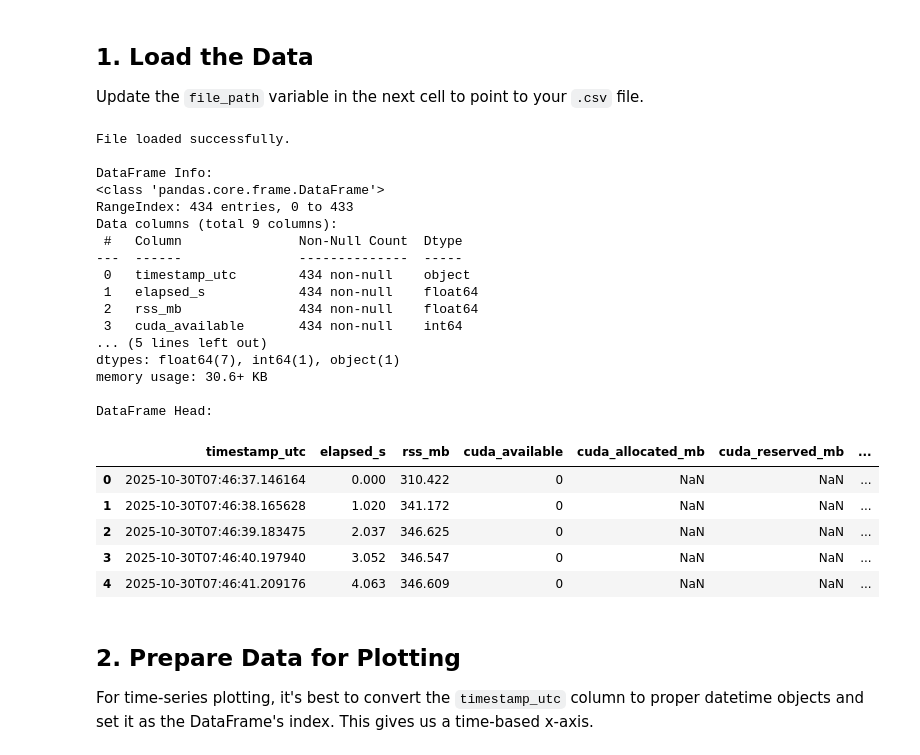
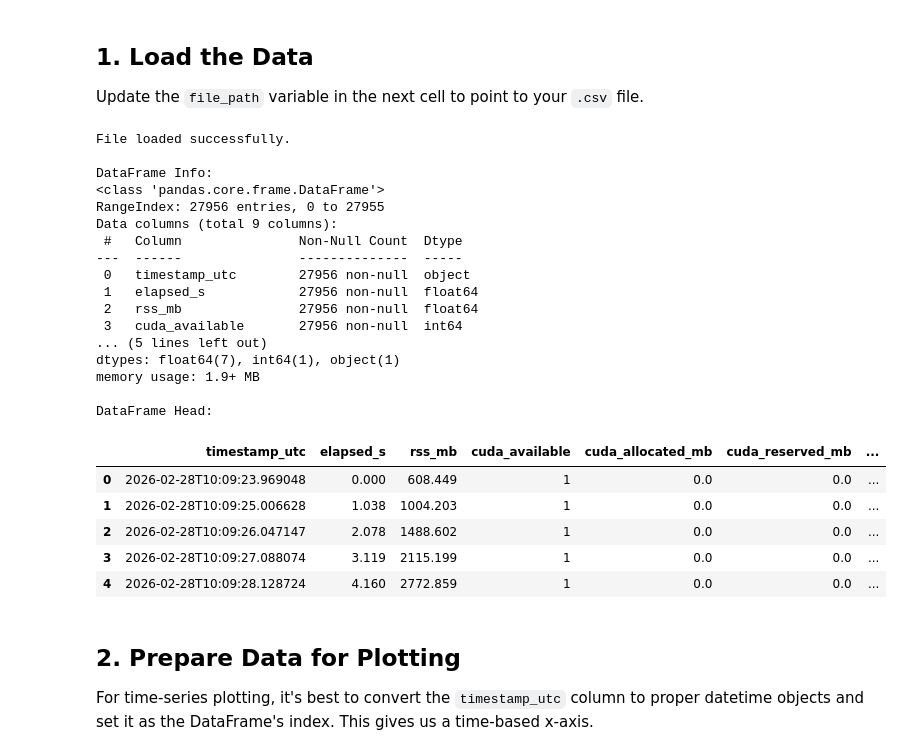
Before and after one commit to Plishh/Dual-Flood-GNN-Cluster, a Jupyter notebook: view_mem.ipynb, the cells around one changed output. Saved outputs shown, nothing was run; the diff lists cells and outputs as text; code cells hidden in the pictures.

```diff
--- a/view_mem.ipynb
+++ b/view_mem.ipynb
@@ -16,47 +16,58 @@ Update the `file_path` variable in the next cell to point to your `.csv` file.
 # %%
 # --- IMPORTANT ---
 # Change this variable to the actual path of your CSV file
-file_path = 'training_stats/memory_profile_2025-10-30_15-46-37.csv'
+file_path = 'training_stats/memory_profile_2025-10-31_13-50-40.csv'
+#file_path = 'training_stats/memory_profile_2026-02-01_15-41-07.csv'
+#file_path = 'training_stats/memory_profile_2026-02-02_15-23-12.csv'
+#file_path = 'training_stats/memory_profile_2026-02-07_23-32-54.csv'
+#file_path = 'training_stats/memory_profile_2026-02-08_15-02-12.csv'
+#file_path = 'training_stats/memory_profile_2026-02-09_22-45-11.csv'
+#file_path = 'training_stats/memory_profile_2026-02-10_10-30-52.csv'
+file_path = 'training_stats/memory_profile_2026-02-19_18-05-58.csv' # 10 cluster slide
+#file_path = 'training_stats/memory_profile_2026-02-19_16-01-22.csv' #10 clsuter no slide
+#file_path = 'training_stats/memory_profile_2026-02-22_13-51-03.csv' #10 clust slide phy
+file_path = 'training_stats/memory_profile_2026-02-28_18-09-23.csv' # actual 10 cluster no slide
+#file_path = 'training_stats/memory_profile_2026-03-01_16-13-52.csv' #10 cluster 10 cluster per grp
 # -----------------
 
 try:
     df = pd.read_csv(file_path)
     print("File loaded successfully.")
     print("\nDataFrame Info:")
     df.info()
     print("\nDataFrame Head:")
     display(df.head())
 except FileNotFoundError:
     print(f"Error: The file was not found at the path: {file_path}")
     print("Please make sure the file is in the same directory as the notebook, or provide the full path.")
     df = None  # Set df to None so subsequent cells don't error
 except Exception as e:
     print(f"An error occurred while reading the file: {e}")
     df = None
 # %% [output]
 File loaded successfully.
 
 DataFrame Info:
 <class 'pandas.core.frame.DataFrame'>
-RangeIndex: 434 entries, 0 to 433
+RangeIndex: 27956 entries, 0 to 27955
 Data columns (total 9 columns):
  #   Column               Non-Null Count  Dtype
 ---  ------               --------------  -----
- 0   timestamp_utc        434 non-null    object
- 1   elapsed_s            434 non-null    float64
- 2   rss_mb               434 non-null    float64
- 3   cuda_available       434 non-null    int64
+ 0   timestamp_utc        27956 non-null  object
+ 1   elapsed_s            27956 non-null  float64
+ 2   rss_mb               27956 non-null  float64
+ 3   cuda_available       27956 non-null  int64
 ... (5 lines left out)
 dtypes: float64(7), int64(1), object(1)
-memory usage: 30.6+ KB
+memory usage: 1.9+ MB
 
 DataFrame Head:
 |  | timestamp_utc | elapsed_s | rss_mb | cuda_available | cuda_allocated_mb | cuda_reserved_mb | ... |
-| 0 | 2025-10-30T07:46:37.146164 | 0.000 | 310.422 | 0 | NaN | NaN | ... |
-| 1 | 2025-10-30T07:46:38.165628 | 1.020 | 341.172 | 0 | NaN | NaN | ... |
-| 2 | 2025-10-30T07:46:39.183475 | 2.037 | 346.625 | 0 | NaN | NaN | ... |
-| 3 | 2025-10-30T07:46:40.197940 | 3.052 | 346.547 | 0 | NaN | NaN | ... |
-| 4 | 2025-10-30T07:46:41.209176 | 4.063 | 346.609 | 0 | NaN | NaN | ... |
+| 0 | 2026-02-28T10:09:23.969048 | 0.000 | 608.449 | 1 | 0.0 | 0.0 | ... |
+| 1 | 2026-02-28T10:09:25.006628 | 1.038 | 1004.203 | 1 | 0.0 | 0.0 | ... |
+| 2 | 2026-02-28T10:09:26.047147 | 2.078 | 1488.602 | 1 | 0.0 | 0.0 | ... |
+| 3 | 2026-02-28T10:09:27.088074 | 3.119 | 2115.199 | 1 | 0.0 | 0.0 | ... |
+| 4 | 2026-02-28T10:09:28.128724 | 4.160 | 2772.859 | 1 | 0.0 | 0.0 | ... |
 # %% [markdown]
 ## 2. Prepare Data for Plotting
 
```
Also changed, not shown: parts of 5 cells of this notebook, 17 other files.
